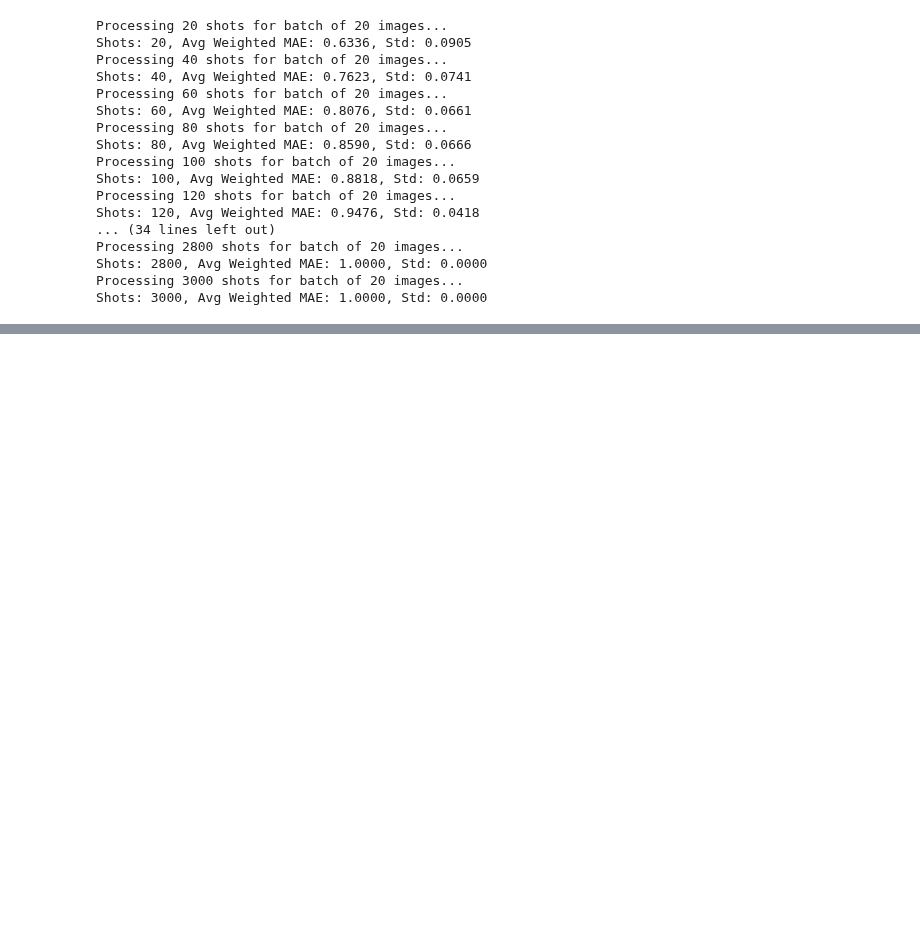
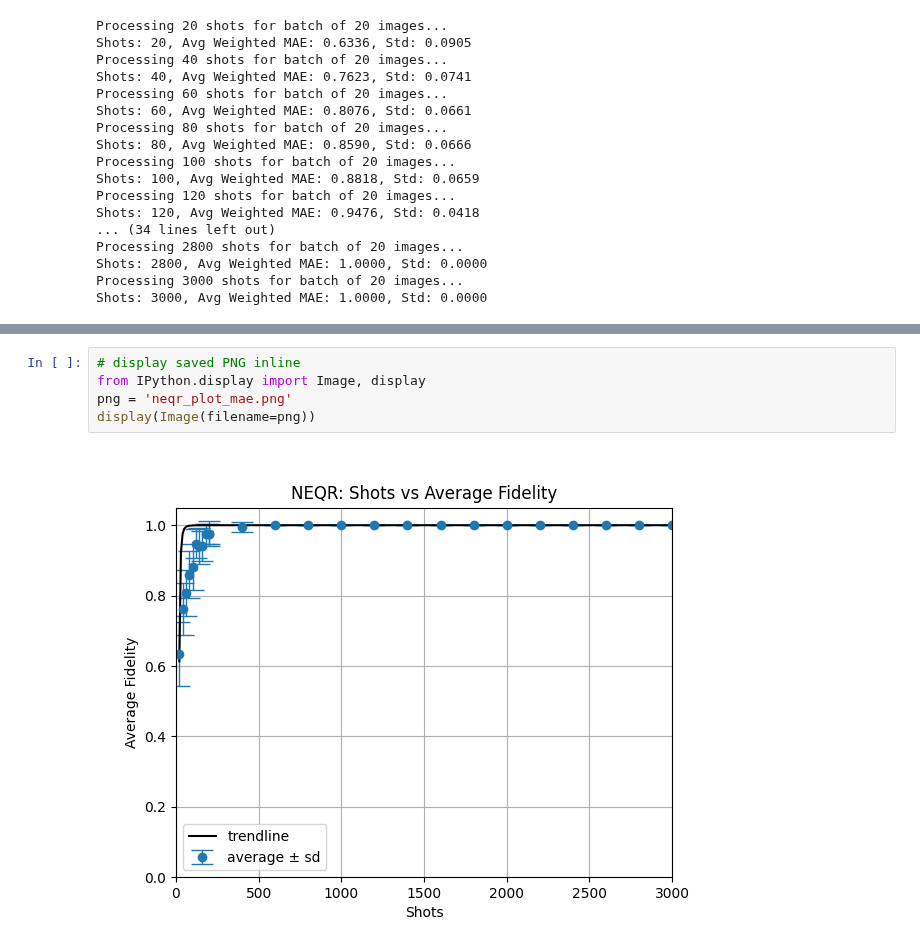
Before and after one commit to small-brain-ferret/quantum-image-ksasf, a Jupyter notebook: NEQR-greyscale/neqr.ipynb, the cells around one changed output, grey strips where cells are left out. Cells and saved outputs as stored; diff of their text form; blank space fills up the shorter version.

```diff
--- a/NEQR-greyscale/neqr.ipynb
+++ b/NEQR-greyscale/neqr.ipynb
@@ -283,0 +278,7 @@ Shot-fidelity fit failed: Residuals are not finite in the initial point.
+# %%
+# display saved PNG inline
+from IPython.display import Image, display
+png = 'neqr_plot_mae.png'
+display(Image(filename=png))
+# %% [output]
+[figure, added]
```
Also changed, not shown: parts of 2 cells of this notebook, 1 other file.
